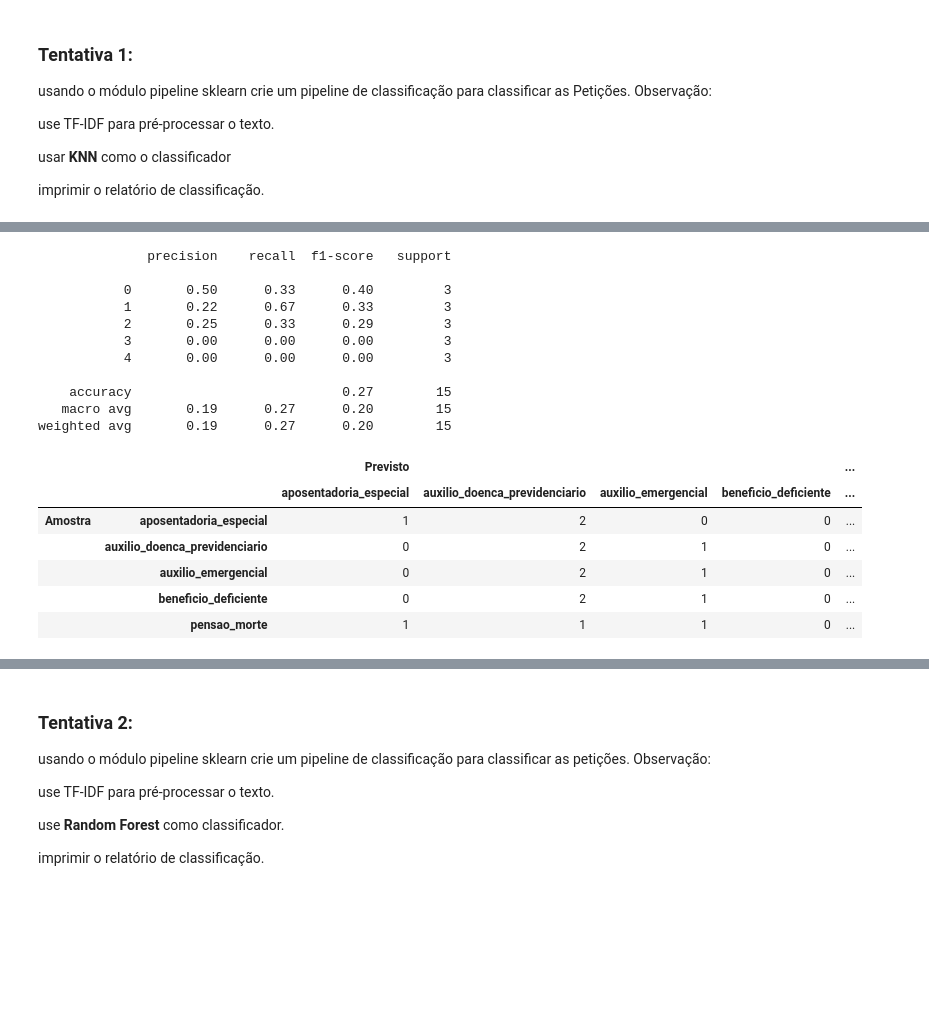
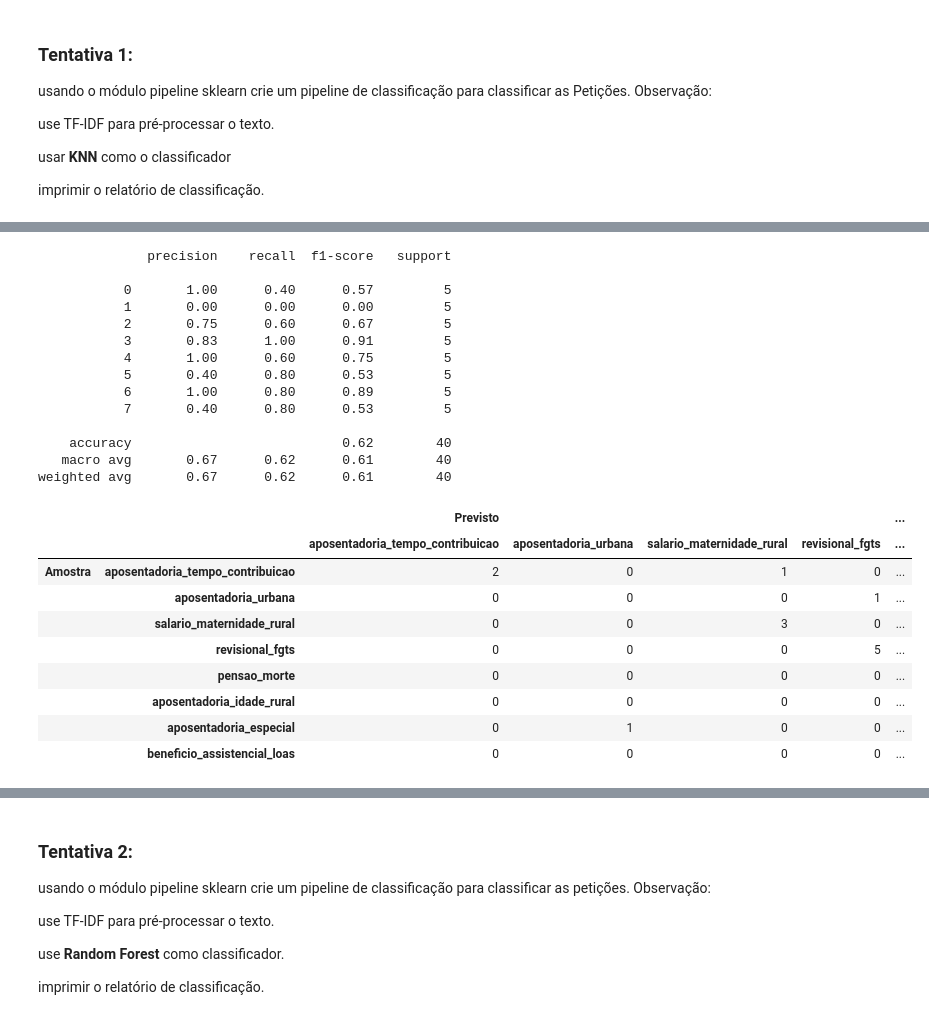
Before and after one commit to joaopaulof19/Assuntos_processuais, a Jupyter notebook: predicao_assuntos_classes.ipynb, the cells around one changed output, grey strips where cells are left out. Cells and saved outputs as stored; diff of their text form; code cells hidden in the pictures; blank space fills up the shorter version.

```diff
--- a/predicao_assuntos_classes.ipynb
+++ b/predicao_assuntos_classes.ipynb
@@ -161,7 +160,14 @@ df_pensao_morte = transforma_dataframe(lista_arquivos, "pensao_morte")
 # %%
 # Concatenando os dataframes
-df_peticoes_iniciais = pd.concat([df_aposentadoria_especial[:18],
-                                  df_auxilio_doenca_previdenciario[:18],
-                                  df_auxilio_emergencial[:18],
-                                  df_beneficio_deficiente[:18], df_pensao_morte[:18]
-                                  ], ignore_index=True)
+df_peticoes_iniciais = pd.concat(
+                                  [
+                                  df_aposentadoria_tempo_contribuicao[:25],
+                                  df_aposentadoria_urbana[:25],
+                                  df_salario_maternidade_rural[:25],
+                                  df_revisional_fgts[:25], df_pensao_morte[:25],
+                                  df_aposentadoria_idade_rural[:25],
+                                  df_aposentadoria_especial[:25],
+                                  df_beneficio_assistencial_loas[:25]
+                                  ],
+                                 ignore_index=True
+                                 )
@@ -273,4 +272,6 @@ df_peticoes_iniciais['text_clean'] = df_peticoes_iniciais['conteudo_peticao'].ap
 df_peticoes_iniciais['text_clean'] = df_peticoes_iniciais['text_clean'].apply(remove_stopwords)
+# %%
+df_peticoes_iniciais['text_clean'] = df_peticoes_iniciais['text_clean'].apply(stemming)
 # %%
 # df_peticoes_iniciais['text_tokens'] = df_peticoes_iniciais['text_clean'].apply(tokenizar)
 
@@ -299,7 +300,7 @@ from sklearn.model_selection import train_test_split
 X_train, X_test, y_train, y_test = train_test_split(
     df_peticoes_iniciais.text_clean,
     df_peticoes_iniciais.label_num,
-    test_size=1/6, # % de dados de teste
+    test_size=0.20, # % de dados de teste
     random_state=2022,
     stratify=df_peticoes_iniciais.label_num
 )
@@ -401,38 +389,44 @@ print(pipeline_vizinhos_proximos['vectorizer_tfidf'].vocabulary_)
 # %%
 #3. Obter previsões para X_test e armazenar em y_pred
-y_pred = pipeline_vizinhos_proximos.predict(X_test)
+y_pred_vizinhosproximos = pipeline_vizinhos_proximos.predict(X_test)
 # %%
 # imprimir uma matriz de confusão e um relatório de classificação
 from sklearn.metrics import confusion_matrix
-print(classification_report(y_test, y_pred))
+print(classification_report(y_test, y_pred_vizinhosproximos))
 
 pd.DataFrame(
-    confusion_matrix(y_test, y_pred),
+    confusion_matrix(y_test, y_pred_vizinhosproximos),
     index = [
-        ['Amostra', 'Amostra', 'Amostra', 'Amostra', 'Amostra'],
-        ['aposentadoria_especial', 'auxilio_doenca_previdenciario', 'auxilio_emergencial', 'beneficio_deficiente', 'pensao_morte']
+        ['Amostra', 'Amostra', 'Amostra', 'Amostra', 'Amostra', 'Amostra', 'Amostra', 'Amostra'],
+        ['aposentadoria_tempo_contribuicao', 'aposentadoria_urbana', 'salario_maternidade_rural', 'revisional_fgts', 'pensao_morte', 'aposentadoria_idade_rural', 'aposentadoria_especial', 'beneficio_assistencial_loas']
              ],
     columns = [
-        ['Previsto', 'Previsto', 'Previsto', 'Previsto', 'Previsto'],
-        ['aposentadoria_especial', 'auxilio_doenca_previdenciario', 'auxilio_emergencial', 'beneficio_deficiente', 'pensao_morte']
-              ])
+        ['Previsto', 'Previsto', 'Previsto', 'Previsto', 'Previsto', 'Previsto', 'Previsto', 'Previsto'],
+        ['aposentadoria_tempo_contribuicao', 'aposentadoria_urbana', 'salario_maternidade_rural', 'revisional_fgts', 'pensao_morte', 'aposentadoria_idade_rural', 'aposentadoria_especial', 'beneficio_assistencial_loas']
+             ])
 # %% [output]
               precision    recall  f1-score   support
 
-           0       0.50      0.33      0.40         3
-           1       0.22      0.67      0.33         3
-           2       0.25      0.33      0.29         3
-           3       0.00      0.00      0.00         3
-           4       0.00      0.00      0.00         3
+           0       1.00      0.40      0.57         5
+           1       0.00      0.00      0.00         5
+           2       0.75      0.60      0.67         5
+           3       0.83      1.00      0.91         5
+           4       1.00      0.60      0.75         5
+           5       0.40      0.80      0.53         5
+           6       1.00      0.80      0.89         5
+           7       0.40      0.80      0.53         5
 
-    accuracy                           0.27        15
-   macro avg       0.19      0.27      0.20        15
-weighted avg       0.19      0.27      0.20        15
+    accuracy                           0.62        40
+   macro avg       0.67      0.62      0.61        40
+weighted avg       0.67      0.62      0.61        40
 |  |  | Previsto |  |  |  | ... |
-|  |  | aposentadoria_especial | auxilio_doenca_previdenciario | auxilio_emergencial | beneficio_deficiente | ... |
-| Amostra | aposentadoria_especial | 1 | 2 | 0 | 0 | ... |
-|  | auxilio_doenca_previdenciario | 0 | 2 | 1 | 0 | ... |
-|  | auxilio_emergencial | 0 | 2 | 1 | 0 | ... |
-|  | beneficio_deficiente | 0 | 2 | 1 | 0 | ... |
-|  | pensao_morte | 1 | 1 | 1 | 0 | ... |
+|  |  | aposentadoria_tempo_contribuicao | aposentadoria_urbana | salario_maternidade_rural | revisional_fgts | ... |
+| Amostra | aposentadoria_tempo_contribuicao | 2 | 0 | 1 | 0 | ... |
+|  | aposentadoria_urbana | 0 | 0 | 0 | 1 | ... |
+|  | salario_maternidade_rural | 0 | 0 | 3 | 0 | ... |
+|  | revisional_fgts | 0 | 0 | 0 | 5 | ... |
+|  | pensao_morte | 0 | 0 | 0 | 0 | ... |
+|  | aposentadoria_idade_rural | 0 | 0 | 0 | 0 | ... |
+|  | aposentadoria_especial | 0 | 1 | 0 | 0 | ... |
+|  | beneficio_assistencial_loas | 0 | 0 | 0 | 0 | ... |
 # %%
```
Also changed, not shown: parts of 67 cells of this notebook.
